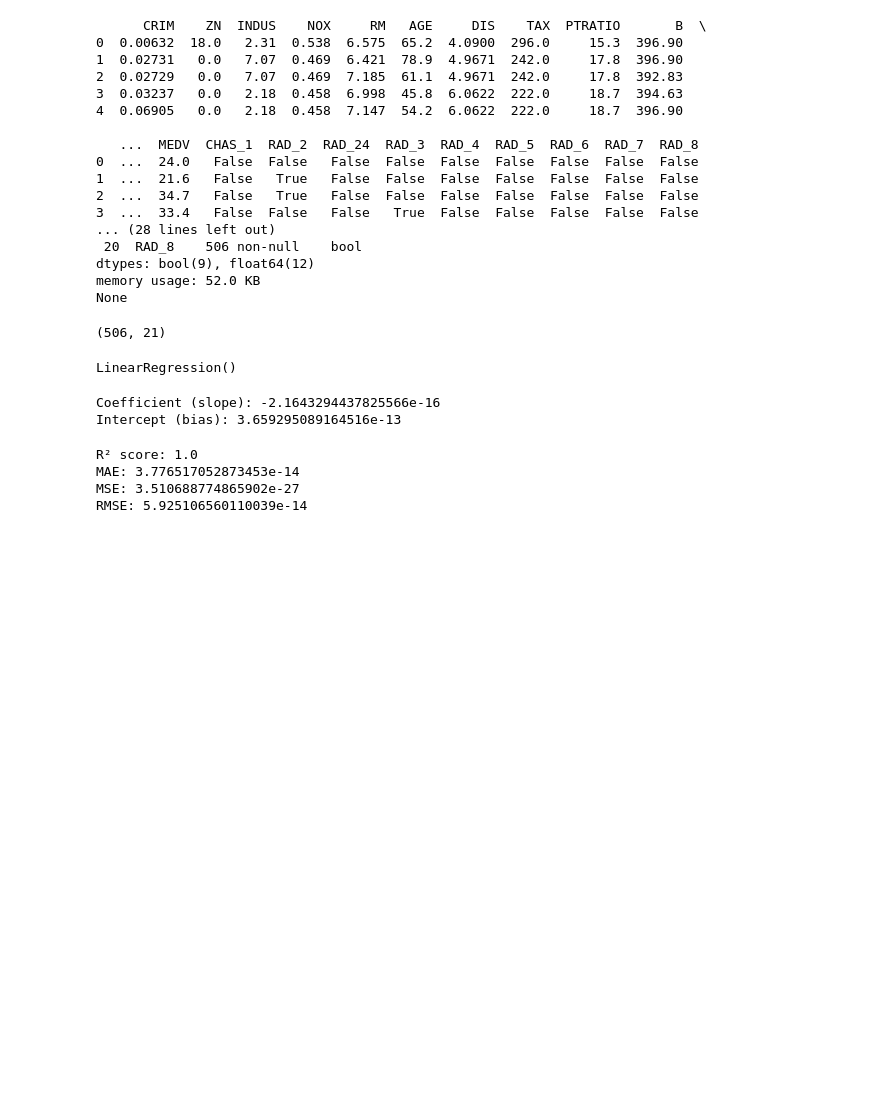
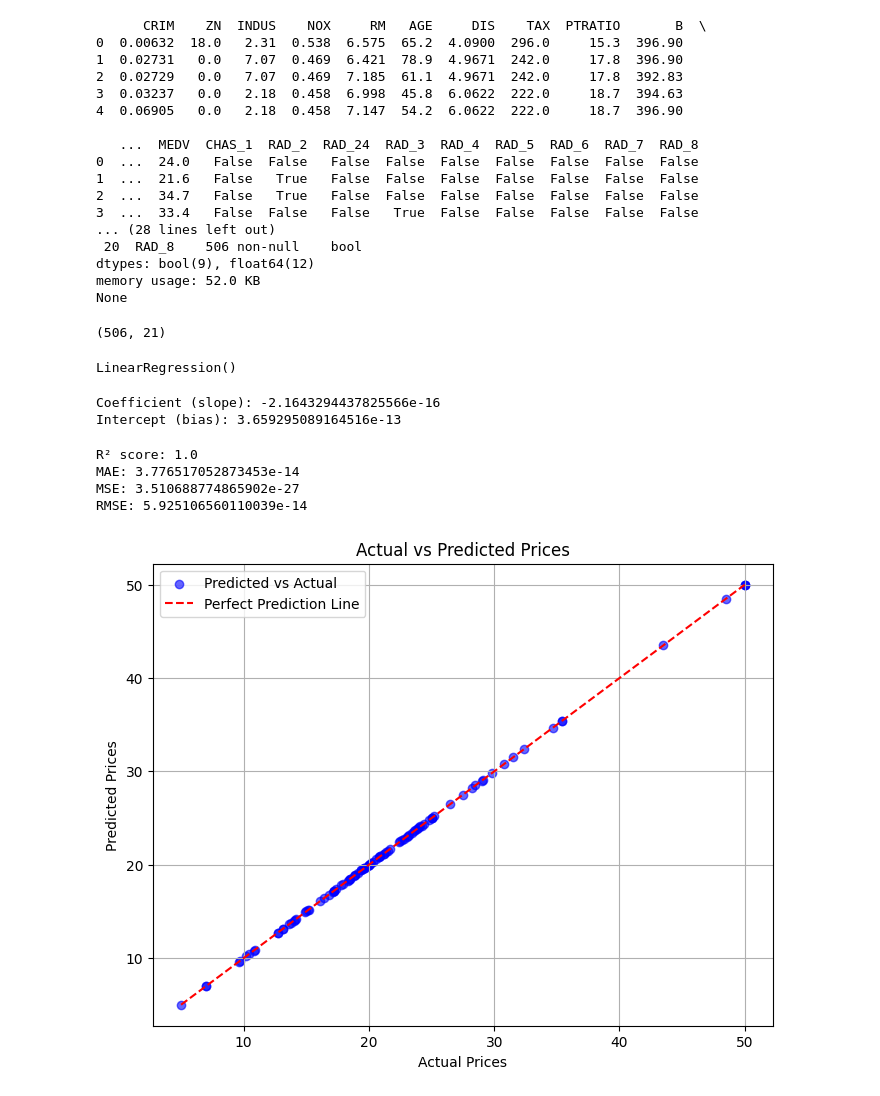
Before and after one commit to shayan-naghizade/ML_Practice, a Jupyter notebook: Boston House Regression/code.ipynb, the cells around one changed output. Drawn from its saved outputs; the diff is of its cells as text; code cells hidden in the pictures; blank space fills up the shorter version.

```diff
--- a/Boston House Regression/code.ipynb
+++ b/Boston House Regression/code.ipynb
@@ -263,4 +277,18 @@ R² score: 1.0
 MAE: 3.776517052873453e-14
 MSE: 3.510688774865902e-27
 RMSE: 5.925106560110039e-14
+# %%
+y_pred = MRegModel2.predict(X_test)
+# %%
+plt.figure(figsize=(8, 6))
+plt.scatter(y_test, y_pred, color='blue', alpha=0.6, label='Predicted vs Actual')
+plt.plot([min(y_test), max(y_test)], [min(y_test), max(y_test)], color='red', linestyle='--', label='Perfect Prediction Line')
+plt.xlabel("Actual Prices")
+plt.ylabel("Predicted Prices")
+plt.title("Actual vs Predicted Prices")
+plt.legend()
+plt.grid(True)
+plt.show()
+# %% [output]
+[figure, added]
 # %%
```
Also changed, not shown: parts of 12 cells of this notebook, 2 other files.
